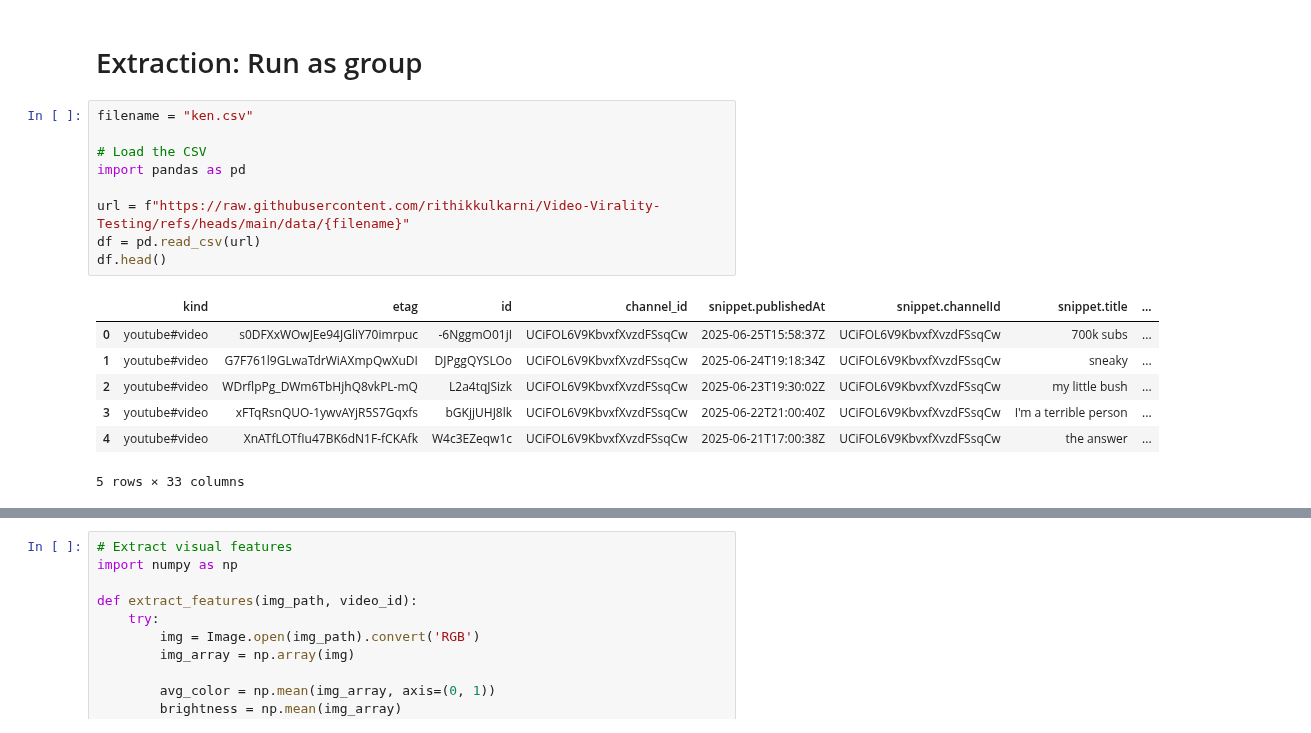
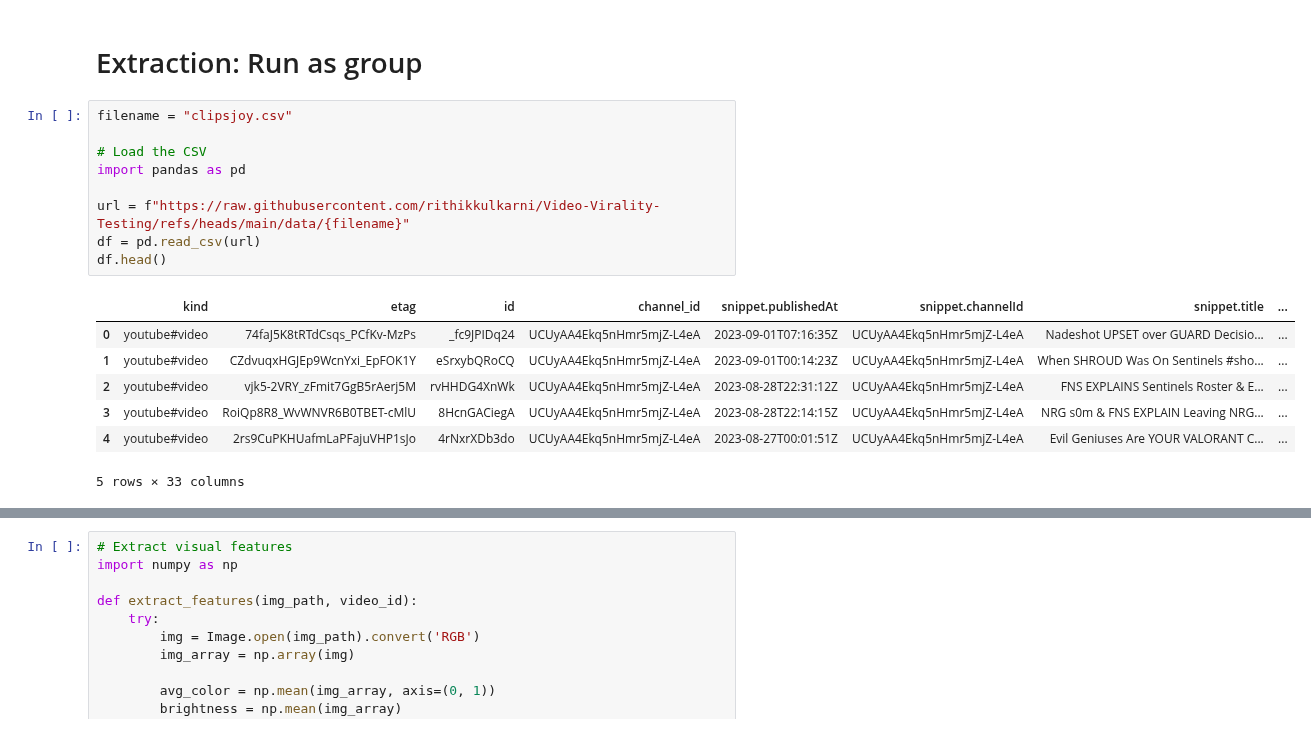
Before and after one commit to rithikkulkarni/Video-Virality, a Jupyter notebook: notebooks/feature_extraction.ipynb, the cells around one changed output, grey strips where cells are left out. Cells and saved outputs as stored; diff of their text form.

```diff
--- a/notebooks/feature_extraction.ipynb
+++ b/notebooks/feature_extraction.ipynb
@@ -3,21 +3,21 @@
 # %% [markdown]
 # Extraction: Run as group
 # %%
-filename = "ken.csv"
+filename = "clipsjoy.csv"
 
 # Load the CSV
 import pandas as pd
 
 url = f"https://raw.githubusercontent.com/rithikkulkarni/Video-Virality-Testing/refs/heads/main/data/{filename}"
 df = pd.read_csv(url)
 df.head()
 # %% [output]
 |  | kind | etag | id | channel_id | snippet.publishedAt | snippet.channelId | snippet.title | ... |
-| 0 | youtube#video | s0DFXxWOwJEe94JGliY70imrpuc | -6NggmO01jI | UCiFOL6V9KbvxfXvzdFSsqCw | 2025-06-25T15:58:37Z | UCiFOL6V9KbvxfXvzdFSsqCw | 700k subs | ... |
-| 1 | youtube#video | G7F761l9GLwaTdrWiAXmpQwXuDI | DJPggQYSLOo | UCiFOL6V9KbvxfXvzdFSsqCw | 2025-06-24T19:18:34Z | UCiFOL6V9KbvxfXvzdFSsqCw | sneaky | ... |
-| 2 | youtube#video | WDrflpPg_DWm6TbHjhQ8vkPL-mQ | L2a4tqJSizk | UCiFOL6V9KbvxfXvzdFSsqCw | 2025-06-23T19:30:02Z | UCiFOL6V9KbvxfXvzdFSsqCw | my little bush | ... |
-| 3 | youtube#video | xFTqRsnQUO-1ywvAYjR5S7Gqxfs | bGKjjUHJ8lk | UCiFOL6V9KbvxfXvzdFSsqCw | 2025-06-22T21:00:40Z | UCiFOL6V9KbvxfXvzdFSsqCw | I'm a terrible person | ... |
-| 4 | youtube#video | XnATfLOTfIu47BK6dN1F-fCKAfk | W4c3EZeqw1c | UCiFOL6V9KbvxfXvzdFSsqCw | 2025-06-21T17:00:38Z | UCiFOL6V9KbvxfXvzdFSsqCw | the answer | ... |
+| 0 | youtube#video | 74faJ5K8tRTdCsqs_PCfKv-MzPs | _fc9JPIDq24 | UCUyAA4Ekq5nHmr5mjZ-L4eA | 2023-09-01T07:16:35Z | UCUyAA4Ekq5nHmr5mjZ-L4eA | Nadeshot UPSET over GUARD Decisio... | ... |
+| 1 | youtube#video | CZdvuqxHGJEp9WcnYxi_EpFOK1Y | eSrxybQRoCQ | UCUyAA4Ekq5nHmr5mjZ-L4eA | 2023-09-01T00:14:23Z | UCUyAA4Ekq5nHmr5mjZ-L4eA | When SHROUD Was On Sentinels #sho... | ... |
+| 2 | youtube#video | vjk5-2VRY_zFmit7GgB5rAerj5M | rvHHDG4XnWk | UCUyAA4Ekq5nHmr5mjZ-L4eA | 2023-08-28T22:31:12Z | UCUyAA4Ekq5nHmr5mjZ-L4eA | FNS EXPLAINS Sentinels Roster & E... | ... |
+| 3 | youtube#video | RoiQp8R8_WvWNVR6B0TBET-cMlU | 8HcnGACiegA | UCUyAA4Ekq5nHmr5mjZ-L4eA | 2023-08-28T22:14:15Z | UCUyAA4Ekq5nHmr5mjZ-L4eA | NRG s0m & FNS EXPLAIN Leaving NRG... | ... |
+| 4 | youtube#video | 2rs9CuPKHUafmLaPFajuVHP1sJo | 4rNxrXDb3do | UCUyAA4Ekq5nHmr5mjZ-L4eA | 2023-08-27T00:01:51Z | UCUyAA4Ekq5nHmr5mjZ-L4eA | Evil Geniuses Are YOUR VALORANT C... | ... |
 5 rows × 33 columns
 # %%
 # Extract video IDs
```
Also changed, not shown: parts of 8 cells of this notebook.
